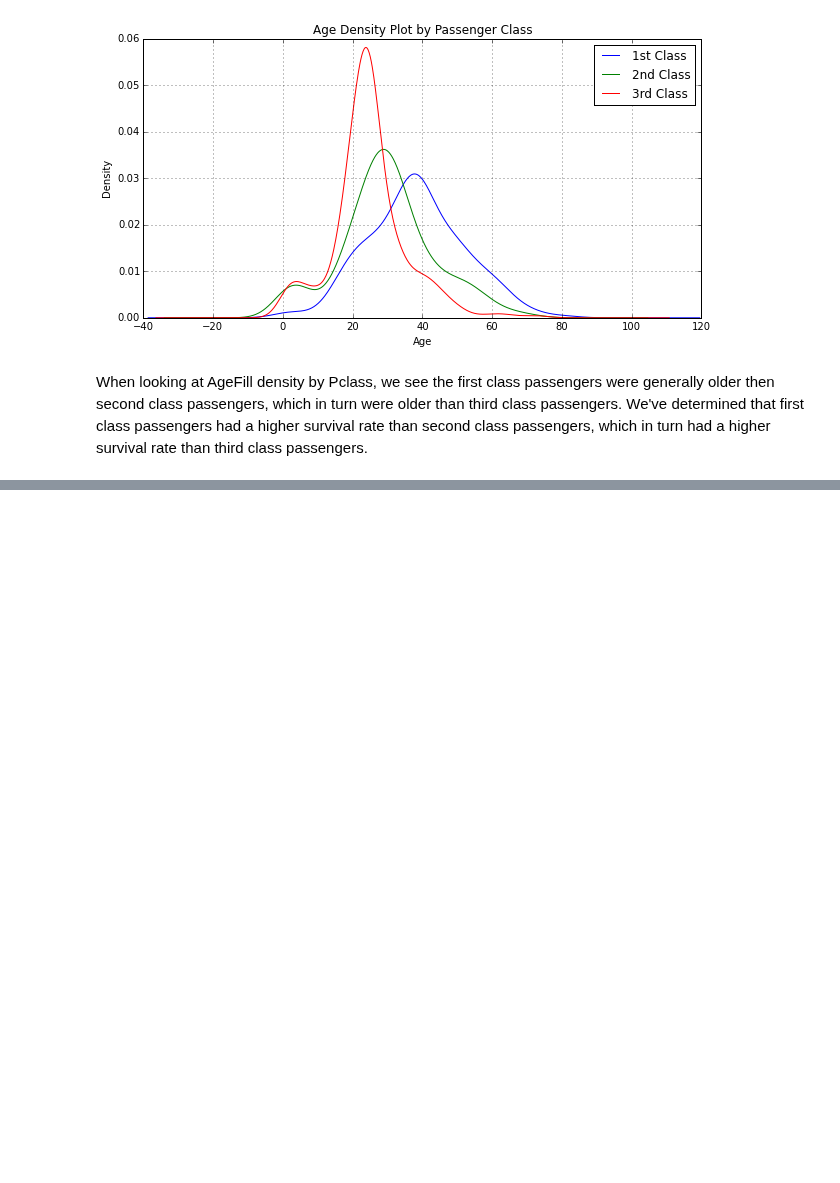
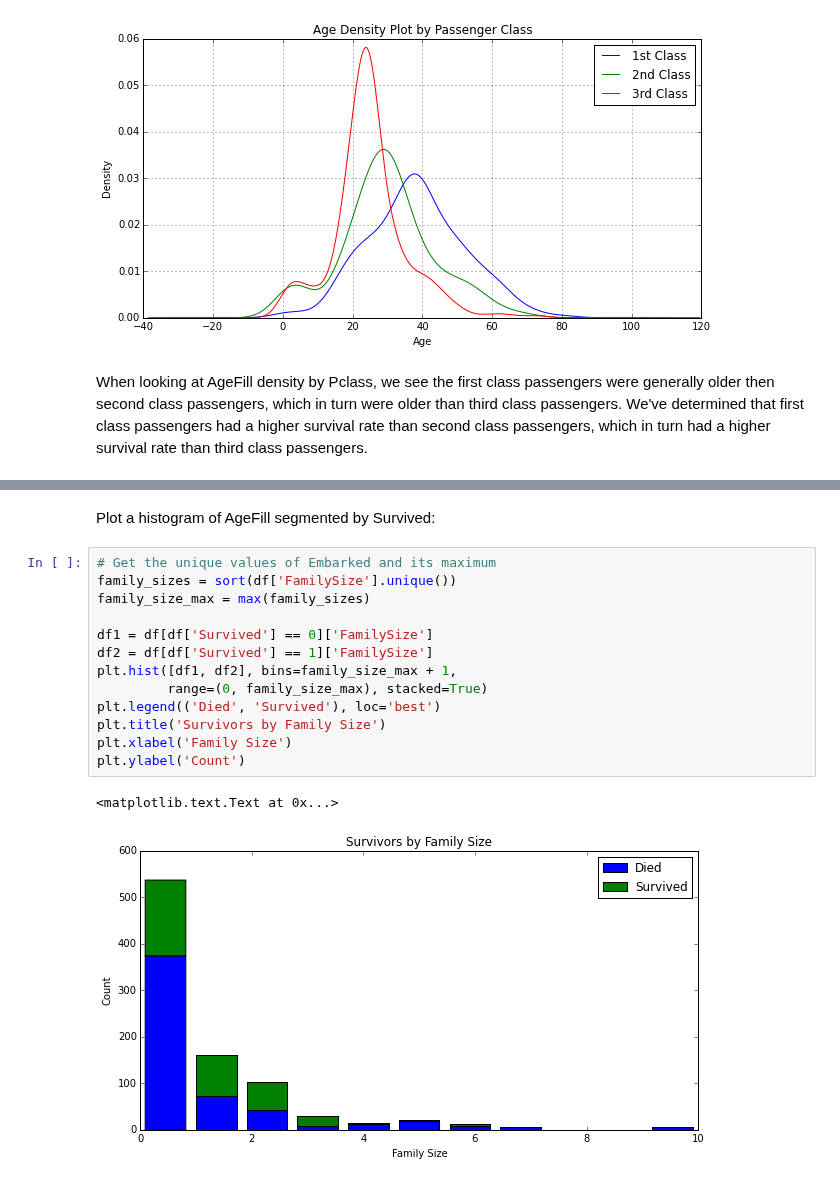
Before and after one commit to donnemartin/data-science-ipython-notebooks, a Jupyter notebook: kaggle/titanic.ipynb, the cells around one changed output, grey strips where cells are left out. Drawn from its saved outputs; the diff is of its cells as text; blank space fills up the shorter version.

```diff
--- a/kaggle/titanic.ipynb
+++ b/kaggle/titanic.ipynb
@@ -602,0 +625,18 @@ When looking at AgeFill density by Pclass, we see the first class passengers wer
+# %% [markdown]
+Plot a histogram of AgeFill segmented by Survived:
+# %%
+# Get the unique values of Embarked and its maximum
+family_sizes = sort(df['FamilySize'].unique())
+family_size_max = max(family_sizes)
+
+df1 = df[df['Survived'] == 0]['FamilySize']
+df2 = df[df['Survived'] == 1]['FamilySize']
+plt.hist([df1, df2], bins=family_size_max + 1,
+         range=(0, family_size_max), stacked=True)
+plt.legend(('Died', 'Survived'), loc='best')
+plt.title('Survivors by Family Size')
+plt.xlabel('Family Size')
+plt.ylabel('Count')
+# %% [output]
+<matplotlib.text.Text at 0x...>
+[figure, added]
```
Also changed, not shown: parts of 5 cells of this notebook.
